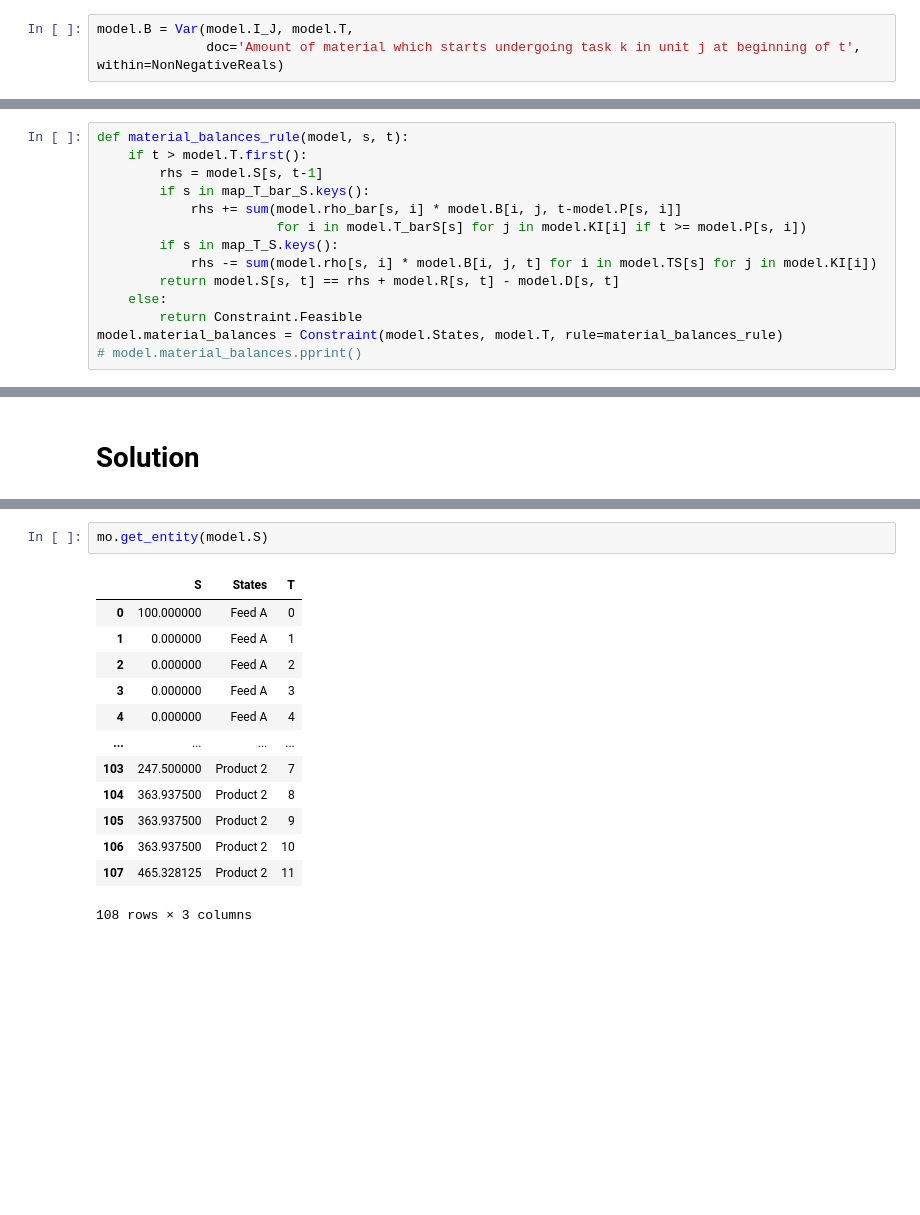
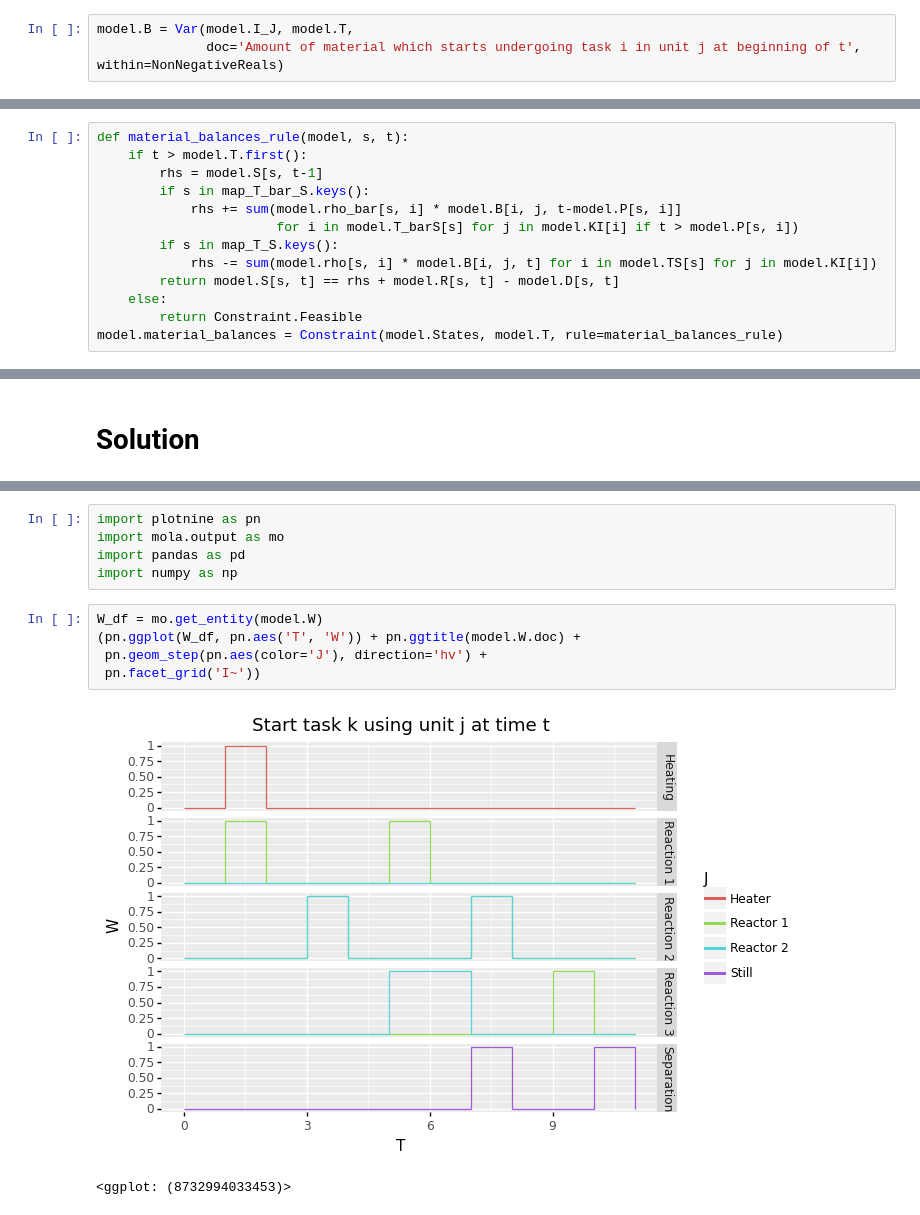
Before and after one commit to MGuo-Lab/LCA, a Jupyter notebook: notebooks/KCS.ipynb, the cells around one changed output, grey strips where cells are left out. Drawn from its saved outputs; the diff is of its cells as text; blank space fills up the shorter version.

Commit message:
Added simple task functionality

```diff
--- a/notebooks/KCS.ipynb
+++ b/notebooks/KCS.ipynb
@@ -310,7 +310,7 @@ model.V_min = Param(model.I_J, initialize=map_V_min,
 model.W = Var(model.I_J, model.T, doc='Start task k using unit j at time t', within=Binary)
 # %%
 model.B = Var(model.I_J, model.T,
-              doc='Amount of material which starts undergoing task k in unit j at beginning of t', within=NonNegativeReals)
+              doc='Amount of material which starts undergoing task i in unit j at beginning of t', within=NonNegativeReals)
 # %%
 model.S = Var(model.States, model.T,
               doc='Amount of material stored in state s at beginning of t', within=NonNegativeReals)
@@ -373,11 +379,10 @@ def material_balances_rule(model, s, t):
         rhs = model.S[s, t-1]
         if s in map_T_bar_S.keys():
             rhs += sum(model.rho_bar[s, i] * model.B[i, j, t-model.P[s, i]]
-                       for i in model.T_barS[s] for j in model.KI[i] if t >= model.P[s, i])
+                       for i in model.T_barS[s] for j in model.KI[i] if t > model.P[s, i])
         if s in map_T_S.keys():
             rhs -= sum(model.rho[s, i] * model.B[i, j, t] for i in model.TS[s] for j in model.KI[i])
         return model.S[s, t] == rhs + model.R[s, t] - model.D[s, t]
     else:
         return Constraint.Feasible
 model.material_balances = Constraint(model.States, model.T, rule=material_balances_rule)
-# model.material_balances.pprint()
@@ -545,16 +516,13 @@ mo.get_entity(model.W, non_zero=True)
-# %%
-mo.get_entity(model.S)
-# %% [output]
-|  | S | States | T |
-| 0 | 100.000000 | Feed A | 0 |
-| 1 | 0.000000 | Feed A | 1 |
-| 2 | 0.000000 | Feed A | 2 |
-| 3 | 0.000000 | Feed A | 3 |
-| 4 | 0.000000 | Feed A | 4 |
-| ... | ... | ... | ... |
-| 103 | 247.500000 | Product 2 | 7 |
-| 104 | 363.937500 | Product 2 | 8 |
-| 105 | 363.937500 | Product 2 | 9 |
-| 106 | 363.937500 | Product 2 | 10 |
-| 107 | 465.328125 | Product 2 | 11 |
-108 rows × 3 columns
+# %%
+import plotnine as pn
+import mola.output as mo
+import pandas as pd
+import numpy as np
+# %%
+W_df = mo.get_entity(model.W)
+(pn.ggplot(W_df, pn.aes('T', 'W')) + pn.ggtitle(model.W.doc) +
+ pn.geom_step(pn.aes(color='J'), direction='hv') +
+ pn.facet_grid('I~'))
+# %% [output]
+[figure, added]
+<ggplot: (8732994033453)>
```
Also changed, not shown: parts of 10 cells of this notebook, 6 other files.
